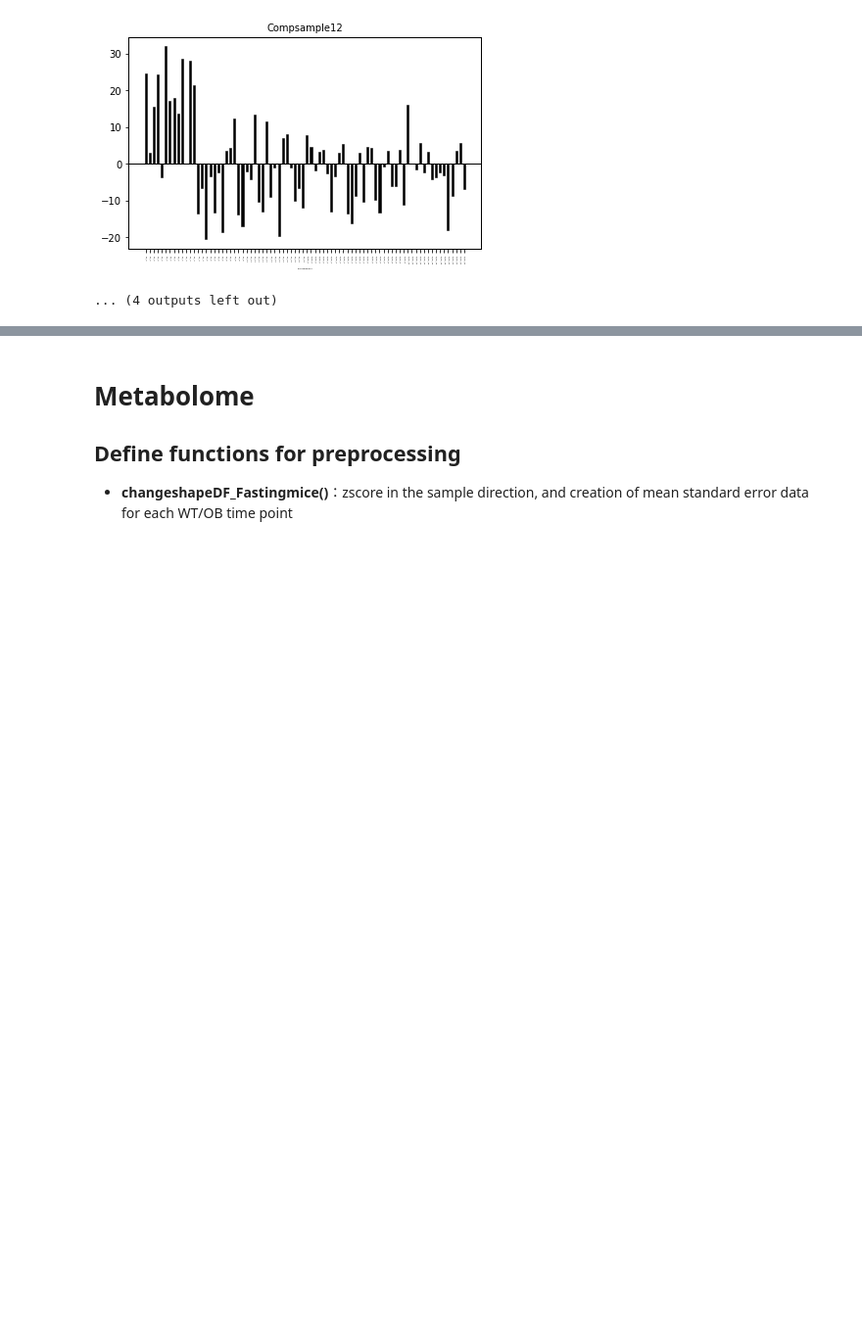
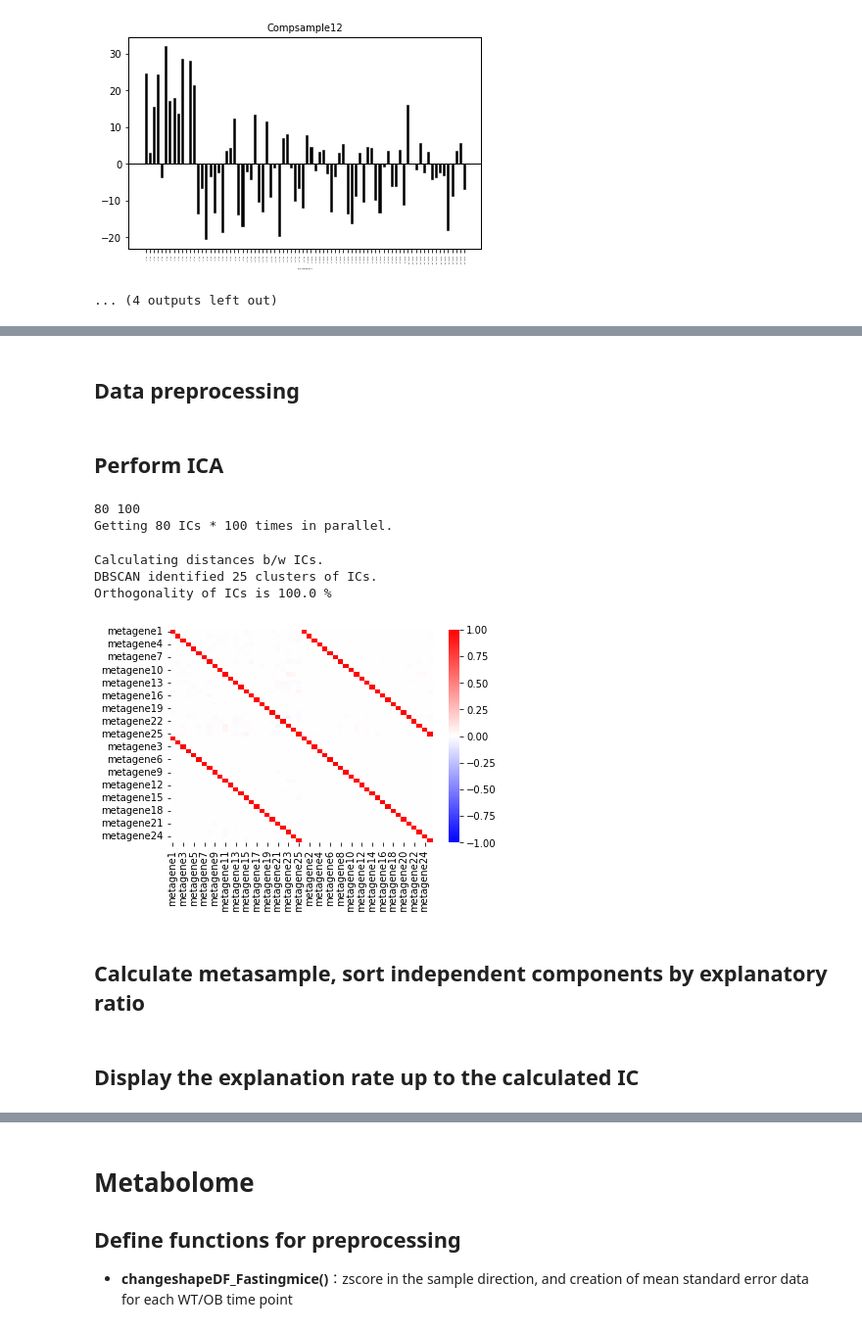
Before and after one commit to sfujita0601/ICA, a Jupyter notebook: notebooks/Main.ipynb, the cells around one changed output, grey strips where cells are left out. Shown at 98% size. Cells and saved outputs as stored; diff of their text form; code cells hidden in the pictures; blank space fills up the shorter version.

```diff
--- a/notebooks/Main.ipynb
+++ b/notebooks/Main.ipynb
@@ -283,0 +308,2 @@ Scheffe_qvalues_WTOB
+# %% [markdown]
+## Data  preprocessing
@@ -283,0 +323,17 @@ Scheffe_qvalues_WTOB
+# %% [markdown]
+## Perform ICA
+# %%
+    # Repeat ICA (parallelization)
+    num_of_rep = 100
+    #Number of independent components
+    k =80#100
+    W,S = ICAClss.robust_ica(NormalizedLiverProtDF,k, num_of_rep)
+# %% [output]
+80 100
+Getting 80 ICs * 100 times in parallel.
+Calculating distances b/w ICs.
+DBSCAN identified 25 clusters of ICs.
+Orthogonality of ICs is 100.0 %
+[figure, added]
+# %% [markdown]
+   ## Calculate metasample, sort independent components by explanatory ratio
@@ -283,0 +344,2 @@ Scheffe_qvalues_WTOB
+# %% [markdown]
+ ## Display the explanation rate up to the calculated IC
```
Also changed, not shown: parts of 18 cells of this notebook, 1 other file.
